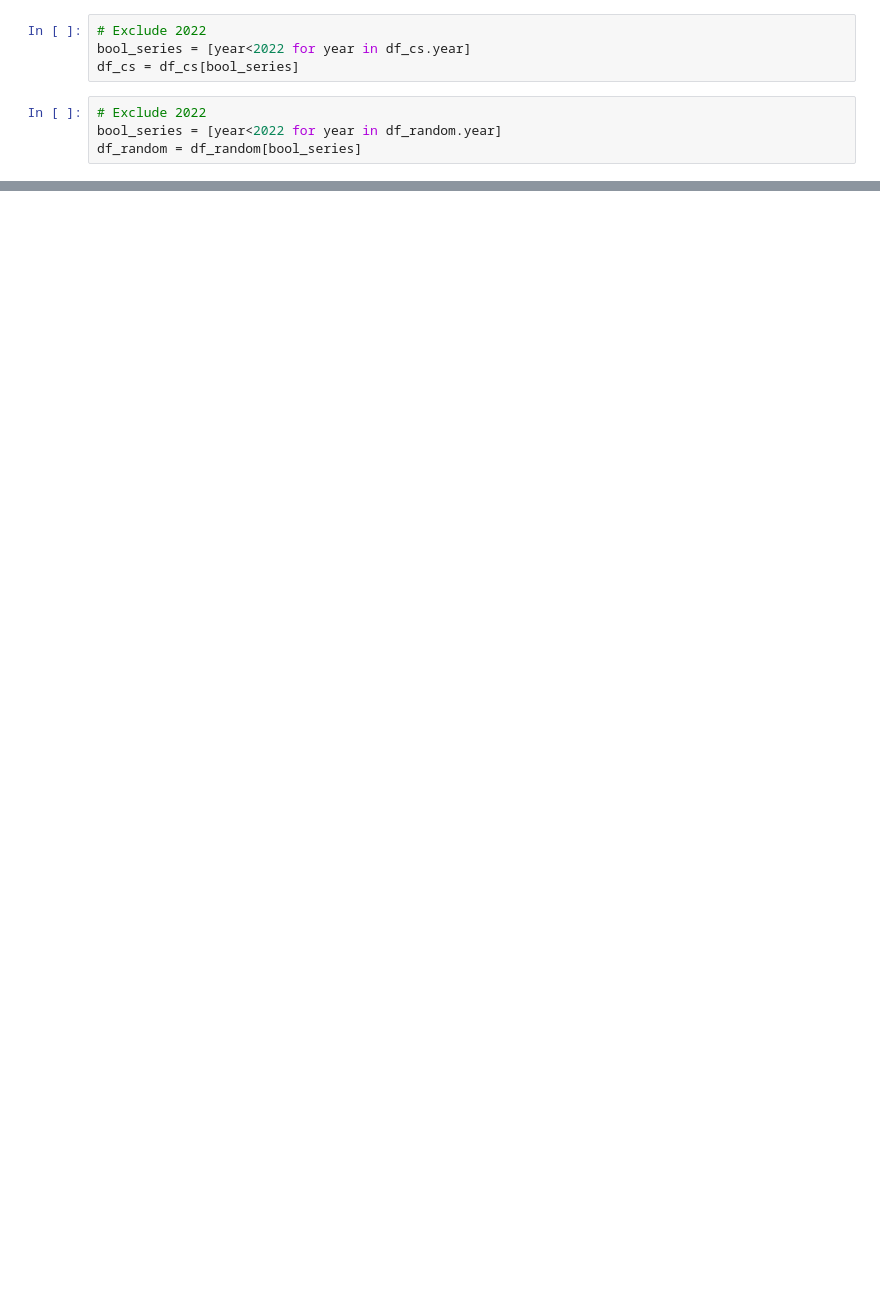
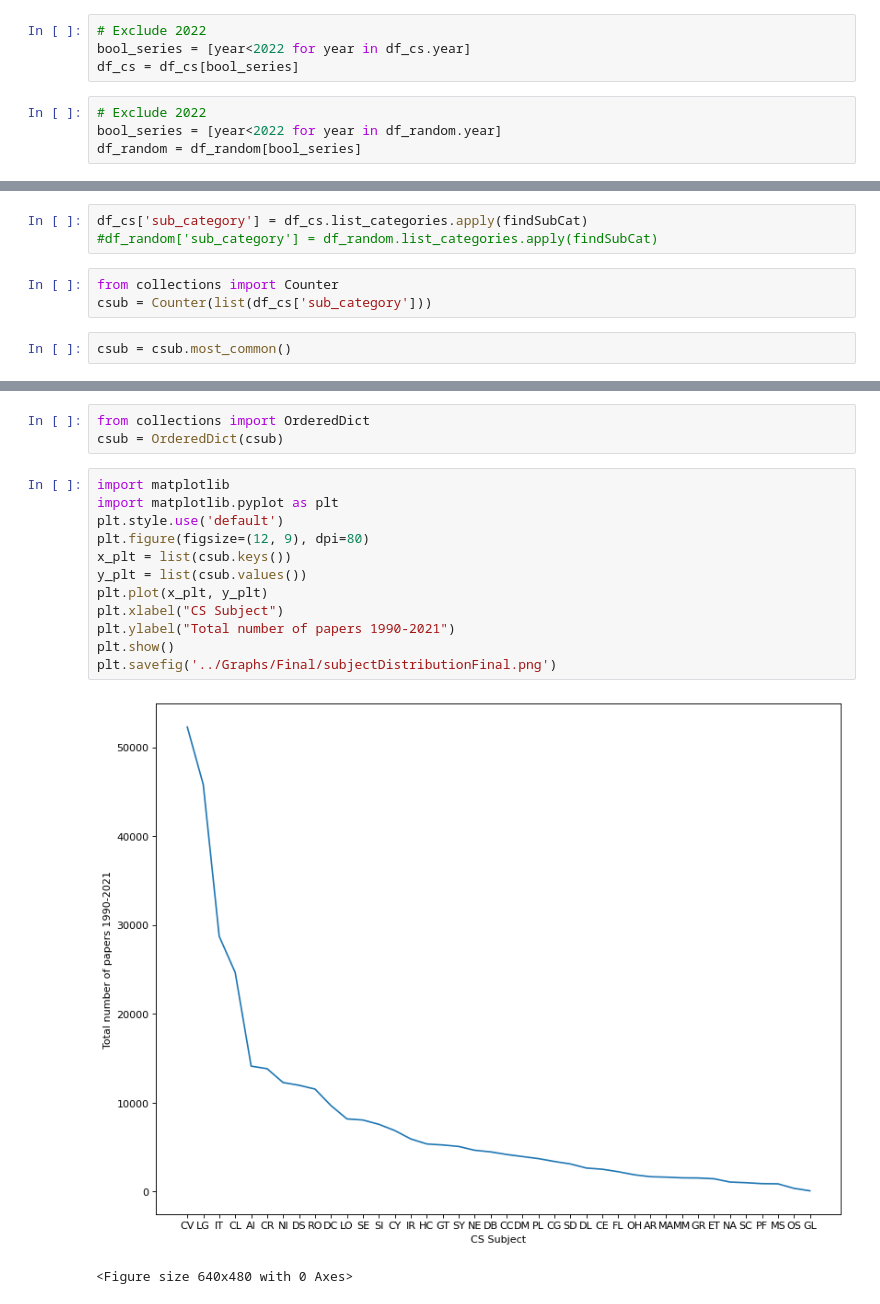
Before and after one commit to mijovicmia/4YP, a Jupyter notebook: finalish.ipynb, the cells around one changed output, grey strips where cells are left out. Drawn from its saved outputs; the diff is of its cells as text; blank space fills up the shorter version.

```diff
--- a/finalish.ipynb
+++ b/finalish.ipynb
@@ -133,0 +219,8 @@ df_random = df_random[bool_series]
+# %%
+df_cs['sub_category'] = df_cs.list_categories.apply(findSubCat)
+#df_random['sub_category'] = df_random.list_categories.apply(findSubCat)
+# %%
+from collections import Counter
+csub = Counter(list(df_cs['sub_category']))
+# %%
+csub = csub.most_common()
@@ -133,0 +254,18 @@ df_random = df_random[bool_series]
+# %%
+from collections import OrderedDict
+csub = OrderedDict(csub)
+# %%
+import matplotlib
+import matplotlib.pyplot as plt
+plt.style.use('default')
+plt.figure(figsize=(12, 9), dpi=80)
+x_plt = list(csub.keys())
+y_plt = list(csub.values())
+plt.plot(x_plt, y_plt)
+plt.xlabel("CS Subject")
+plt.ylabel("Total number of papers 1990-2021")
+plt.show()
+plt.savefig('../Graphs/Final/subjectDistributionFinal.png')
+# %% [output]
+[figure, added]
+<Figure size 640x480 with 0 Axes>
```
Also changed, not shown: parts of 117 cells of this notebook.
